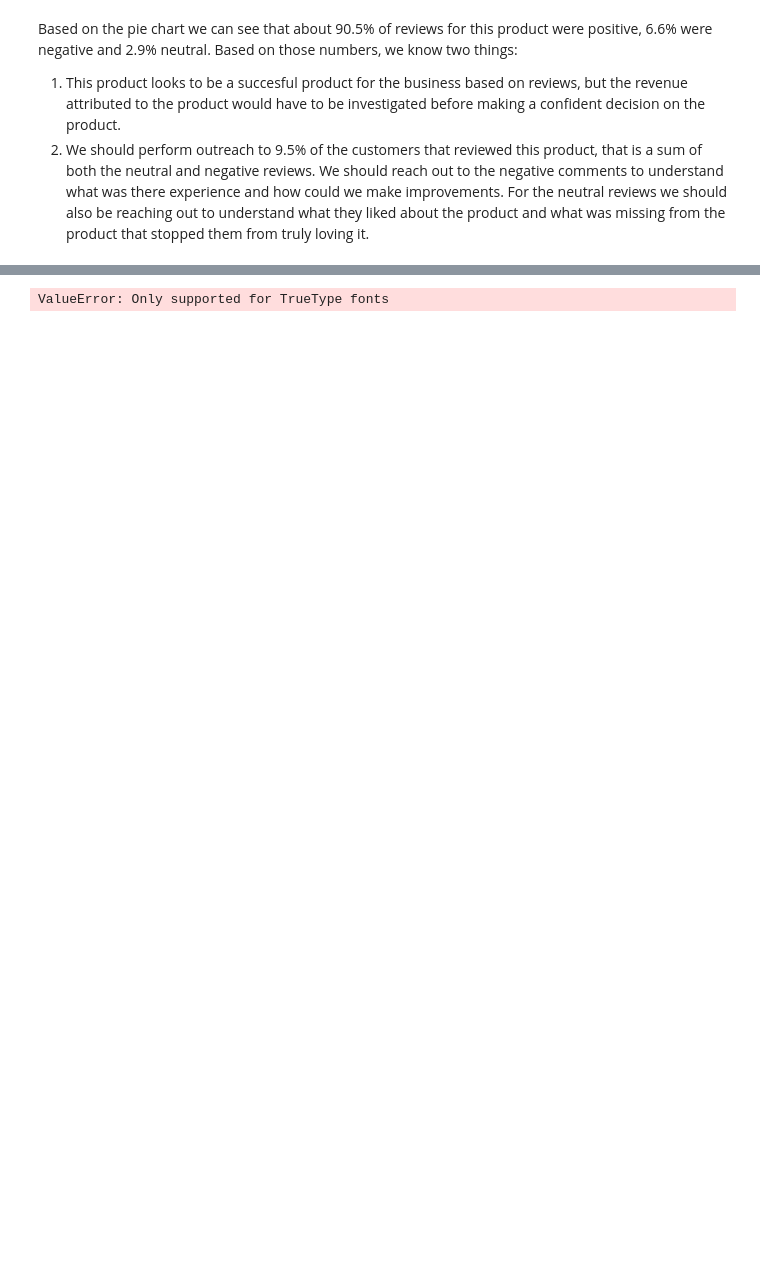
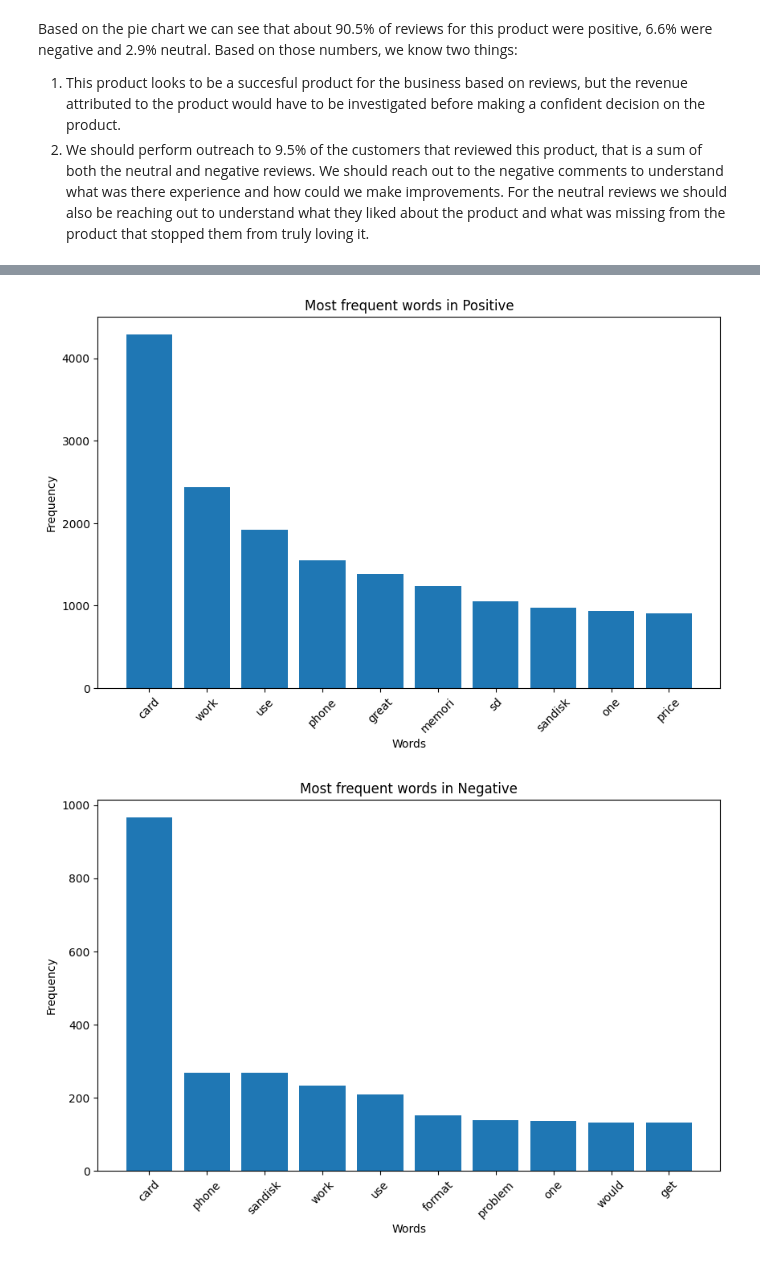
Before and after one commit to AutomationKay/Data-Science-, a Jupyter notebook: Amazon Review Sentiment Analysis/notebooks/Reviews.ipynb, the cells around one changed output, grey strips where cells are left out. Drawn from its saved outputs; the diff is of its cells as text; code cells hidden in the pictures; blank space fills up the shorter version.

```diff
--- a/Amazon Review Sentiment Analysis/notebooks/Reviews.ipynb
+++ b/Amazon Review Sentiment Analysis/notebooks/Reviews.ipynb
@@ -238,15 +242,12 @@ ValueError: Only supported for TrueType fonts
 # %%
-# Import the necessary libraries
-from collections import Counter
-
-# Define a function to count and visualize the most frequent words
-def frequent_words(comments, category):
+# Defining a function to count and visualize the most frequent words using a bar chart
+def count_freqwords(comments, category):
     text = ' '.join([word for word in comments['reviewText']])
     word_tokens = text.split()
     word_counter = Counter(word_tokens)
     most_common = word_counter.most_common(10)  # Get the top 10 most frequent words
 
-    # Create a bar chart
+    #Creating a bar chart
     plt.figure(figsize=(10, 6))
     words, counts = zip(*most_common)
     plt.bar(words, counts)
@@ -255,8 +256,3 @@ def frequent_words(comments, category):
     plt.ylabel('Frequency')
     plt.xticks(rotation=45)
     plt.show()
-
-# Call the function for each category
-frequent_words(positive_comments, 'Positive')
-frequent_words(negative_comments, 'Negative')
-frequent_words(neutral_comments, 'Neutral')
@@ -267,21 +259,7 @@ frequent_words(neutral_comments, 'Neutral')
-# %%
-from wordcloud import WordCloud
-
-
-font_path = "C:/Windows/Fonts/Arial.ttf"
-def frequent_words(comments, category):
-    text = ' '.join([word for word in comments['reviewText']])
-    wordcloud = WordCloud(width=800, height=400, background_color='white', font_path=font_path).generate(text)
-
-    plt.figure(figsize=(10, 6))
-    plt.imshow(wordcloud, interpolation='bilinear')
-    plt.title(f'Most frequent words in {category}')
-    plt.axis('off')
-    plt.show()
-
-# Call the function for each category
-frequent_words(positive_comments, 'Positive')
-frequent_words(negative_comments, 'Negative')
-frequent_words(neutral_comments, 'Neutral')
-# %% [output]
-ValueError: Only supported for TrueType fonts
+# %%
+count_freqwords(positive_comments, 'Positive')
+count_freqwords(negative_comments, 'Negative')
+count_freqwords(neutral_comments, 'Neutral')
+# %% [output]
+[figure, added]
+[figure, added]
```
Also changed, not shown: parts of 40 cells of this notebook.
